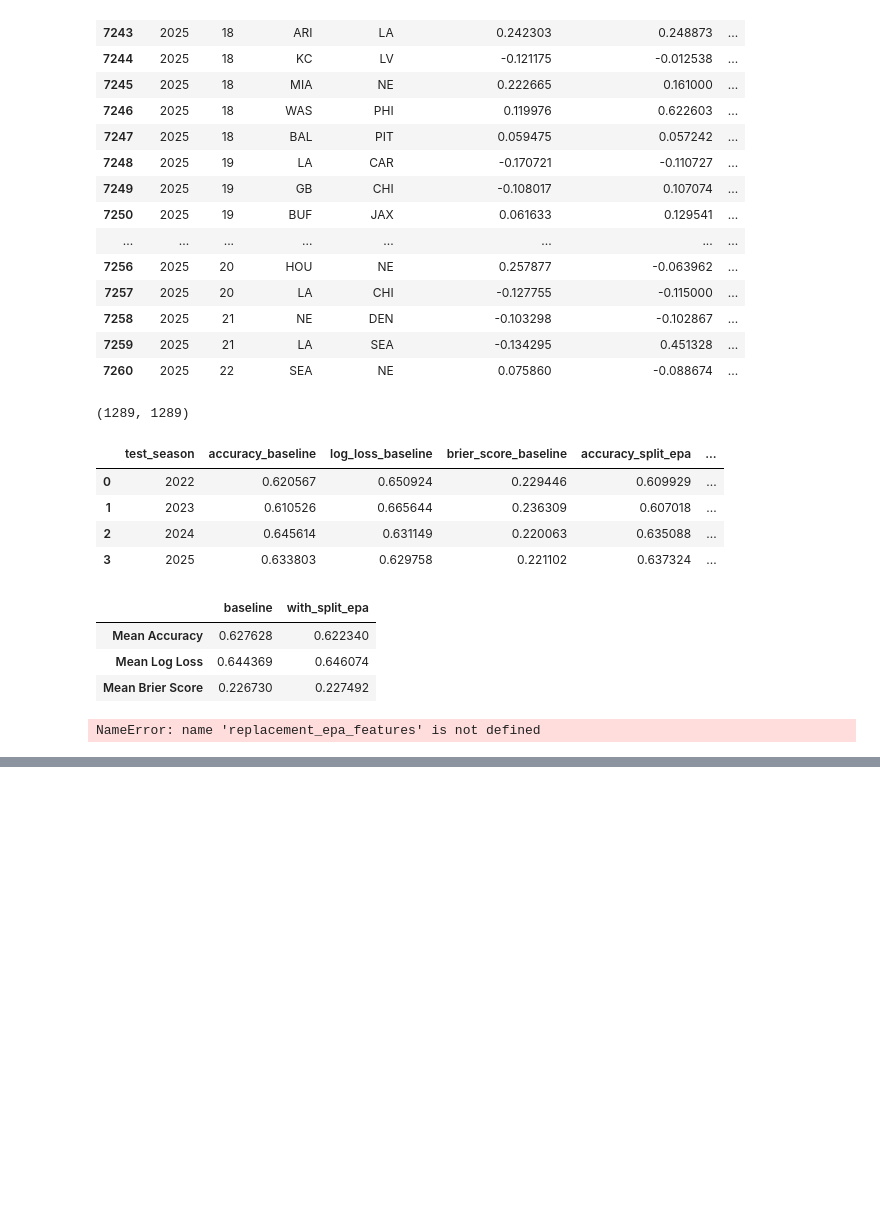
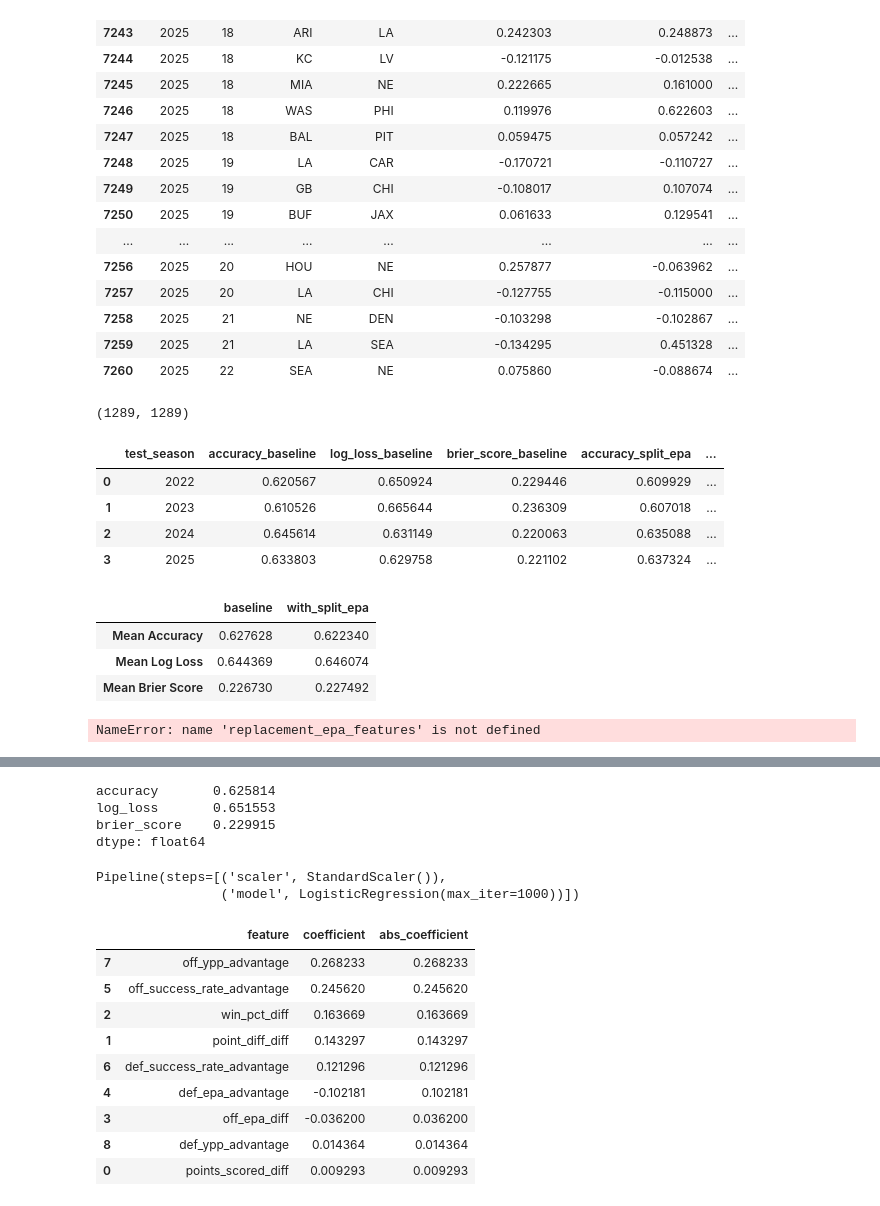
Before and after one commit to GarnetFisherman/nfl-game-prediction, a Jupyter notebook: notebooks/01_explore_nfl_data.ipynb, the cells around one changed output, grey strips where cells are left out. Drawn from its saved outputs; the diff is of its cells as text; code cells hidden in the pictures; blank space fills up the shorter version.

```diff
--- a/notebooks/01_explore_nfl_data.ipynb
+++ b/notebooks/01_explore_nfl_data.ipynb
@@ -5917,0 +6505,66 @@ pip freeze > requirements.txt
+# %%
+scaled_results[
+    [
+        "accuracy",
+        "log_loss",
+        "brier_score"
+    ]
+].mean()
+# %% [output]
+accuracy       0.625814
+log_loss       0.651553
+brier_score    0.229915
+dtype: float64
+# %%
+coef_data = model_8_success_ypp.dropna(
+    subset=ypp_features
+).copy()
+
+coef_train = coef_data[
+    coef_data["season"] < 2025
+].copy()
+# %%
+coef_model = Pipeline([
+    ("scaler", StandardScaler()),
+    ("model", LogisticRegression(max_iter=1000))
+])
+
+coef_model.fit(
+    coef_train[ypp_features],
+    coef_train["home_win"]
+)
+# %% [output]
+Pipeline(steps=[('scaler', StandardScaler()),
+                ('model', LogisticRegression(max_iter=1000))])
+# %%
+standardized_coefficients = pd.DataFrame({
+    "feature": ypp_features,
+    "coefficient": coef_model[
+        "model"
+    ].coef_[0]
+})
+# %%
+standardized_coefficients["abs_coefficient"] = (
+    standardized_coefficients["coefficient"].abs()
+)
+
+standardized_coefficients = (
+    standardized_coefficients
+    .sort_values(
+        "abs_coefficient",
+        ascending=False
+    )
+)
+
+standardized_coefficients
+# %% [output]
+|  | feature | coefficient | abs_coefficient |
+| 7 | off_ypp_advantage | 0.268233 | 0.268233 |
+| 5 | off_success_rate_advantage | 0.245620 | 0.245620 |
+| 2 | win_pct_diff | 0.163669 | 0.163669 |
+| 1 | point_diff_diff | 0.143297 | 0.143297 |
+| 6 | def_success_rate_advantage | 0.121296 | 0.121296 |
+| 4 | def_epa_advantage | -0.102181 | 0.102181 |
+| 3 | off_epa_diff | -0.036200 | 0.036200 |
+| 8 | def_ypp_advantage | 0.014364 | 0.014364 |
+| 0 | points_scored_diff | 0.009293 | 0.009293 |
```
Also changed, not shown: parts of 104 cells of this notebook.
